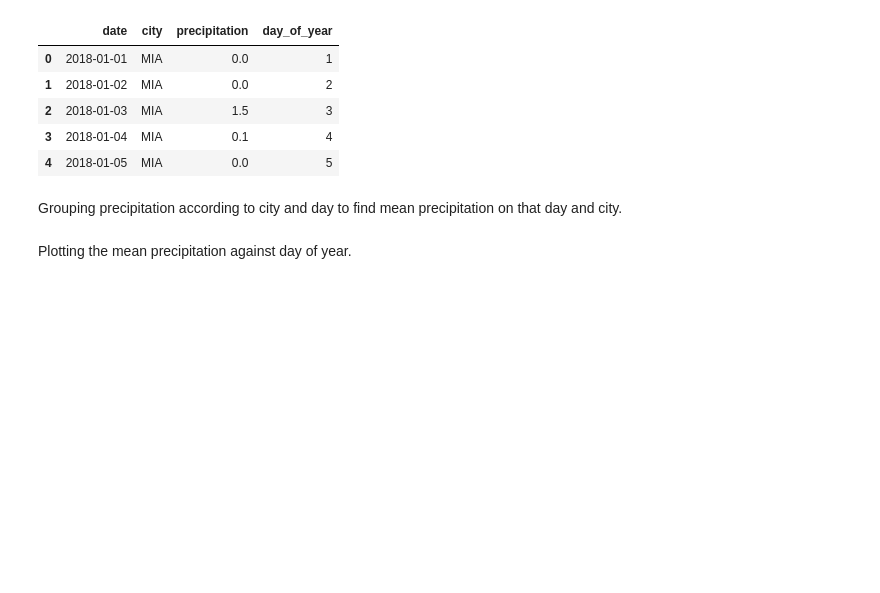
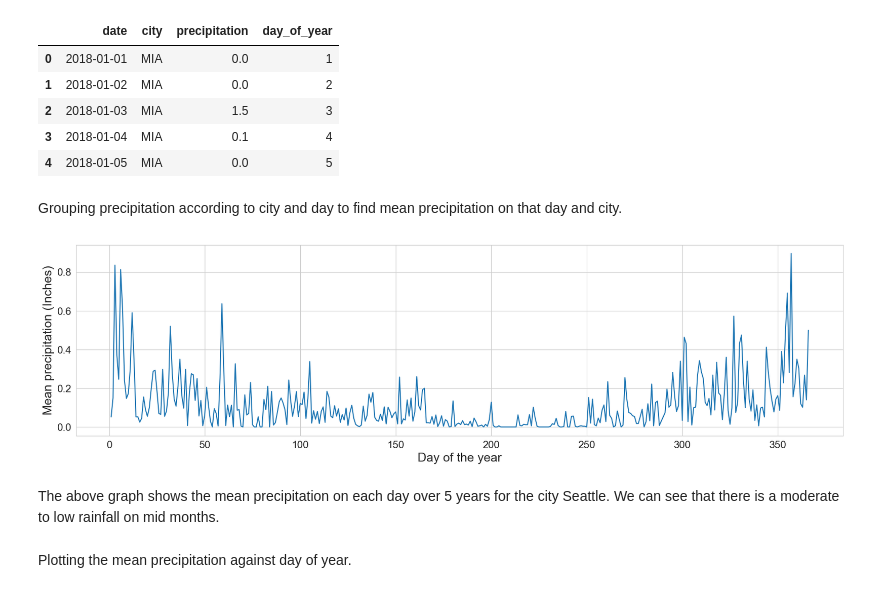
Before and after one commit to prithika029/weather, a Jupyter notebook: code/Weather_Data.ipynb, the cells around one changed output. Cells and saved outputs as stored; diff of their text form; code cells hidden in the pictures; blank space fills up the shorter version.

```diff
--- a/code/Weather_Data.ipynb
+++ b/code/Weather_Data.ipynb
@@ -413,6 +426,22 @@ df.head()
 Grouping precipitation according to city and day to find mean precipitation on that day and city.
 # %%
 mean_day_precipitation = df.loc[df['city'] == 'SEA', ['precipitation','day_of_year']].groupby('day_of_year').mean()
+# %%
+plt.figure(figsize = (20,5))
+
+# line plot between day_of_year and precipitation
+sns.lineplot(data = mean_day_precipitation, x = 'day_of_year', y = 'precipitation')
+
+plt.xlabel('Day of the year', fontsize = 18)
+plt.ylabel('Mean precipitation (Inches)', fontsize = 18)
+
+plt.tick_params(labelsize = 15)
+
+plt.show()
+# %% [output]
+[figure, added]
+# %% [markdown]
+The above graph shows the mean precipitation on each day over 5 years for the city Seattle. We can see that there is a moderate to low rainfall on mid months.
 # %%
 mean_day_precipitation = df.loc[df['city'] == 'MIA', ['precipitation','day_of_year']].groupby('day_of_year').mean()
 # %% [markdown]
```
Also changed, not shown: parts of 19 cells of this notebook.
